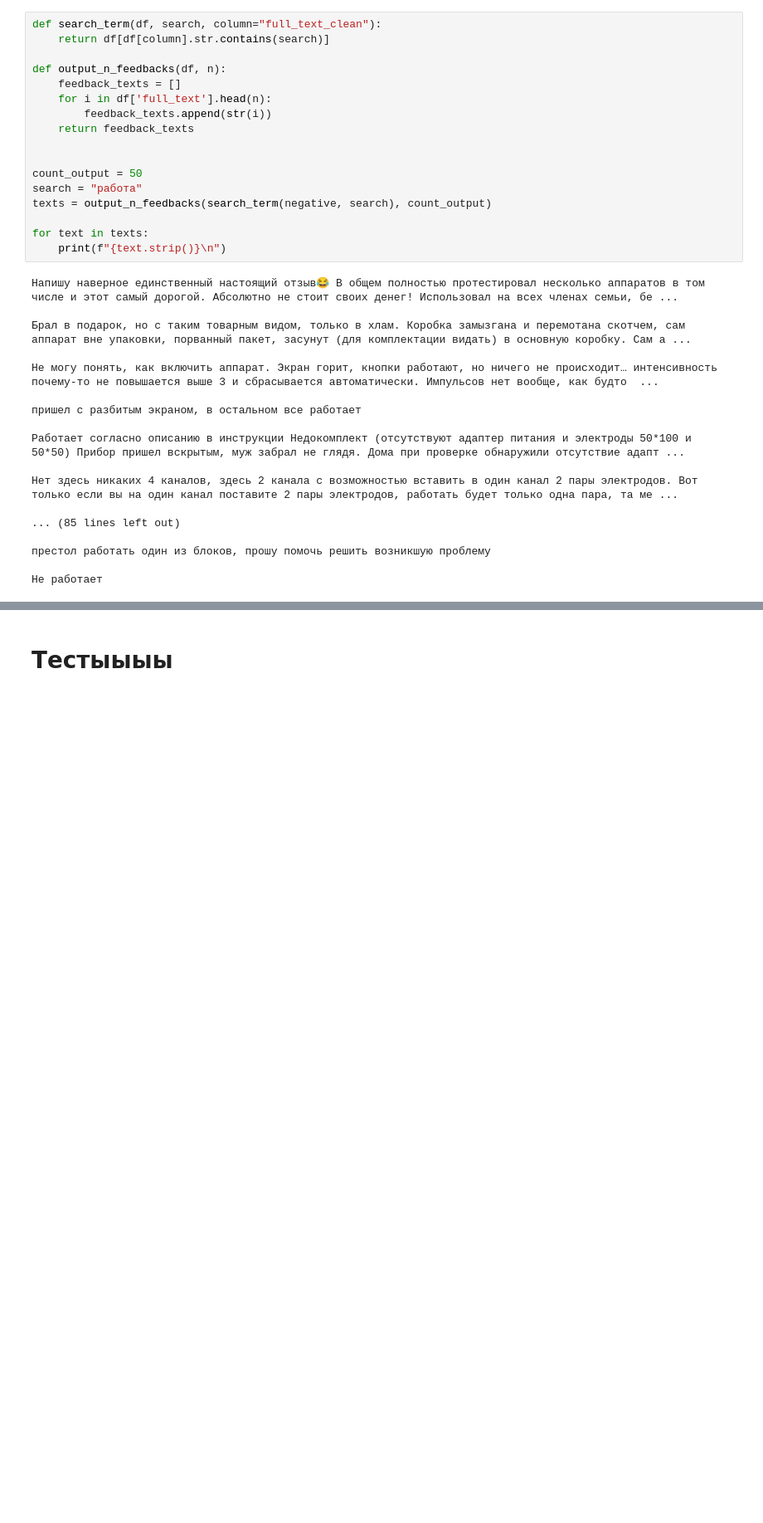
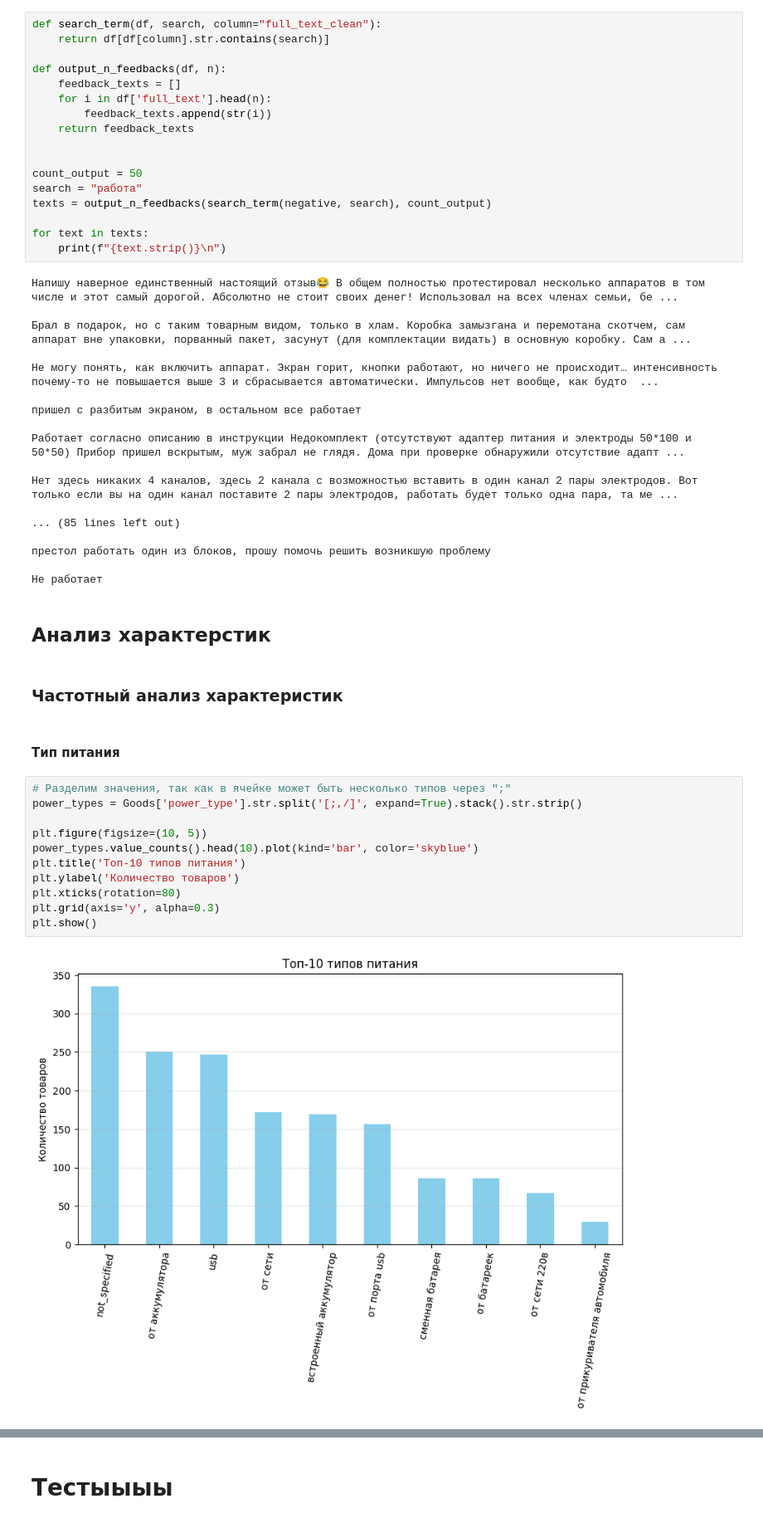
Before and after one commit to nekitmilk/ElectroPunk, a Jupyter notebook: src/notebooks/analisys.ipynb, the cells around one changed output, grey strips where cells are left out. Shown at 83% size. Drawn from its saved outputs; the diff is of its cells as text; blank space fills up the shorter version.

```diff
--- a/src/notebooks/analisys.ipynb
+++ b/src/notebooks/analisys.ipynb
@@ -1355,3 +1623,22 @@ for text in texts:
 престол работать один из блоков, прошу помочь решить возникшую проблему
 
 Не работает
+# %% [markdown]
+## Анализ характерстик
+# %% [markdown]
+### Частотный анализ характеристик
+# %% [markdown]
+#### Тип питания
+# %%
+# Разделим значения, так как в ячейке может быть несколько типов через ";"
+power_types = Goods['power_type'].str.split('[;,/]', expand=True).stack().str.strip()
+
+plt.figure(figsize=(10, 5))
+power_types.value_counts().head(10).plot(kind='bar', color='skyblue')
+plt.title('Топ-10 типов питания')
+plt.ylabel('Количество товаров')
+plt.xticks(rotation=80)
+plt.grid(axis='y', alpha=0.3)
+plt.show()
+# %% [output]
+[figure, added]
```
Also changed, not shown: parts of 56 cells of this notebook, 2 other files.
